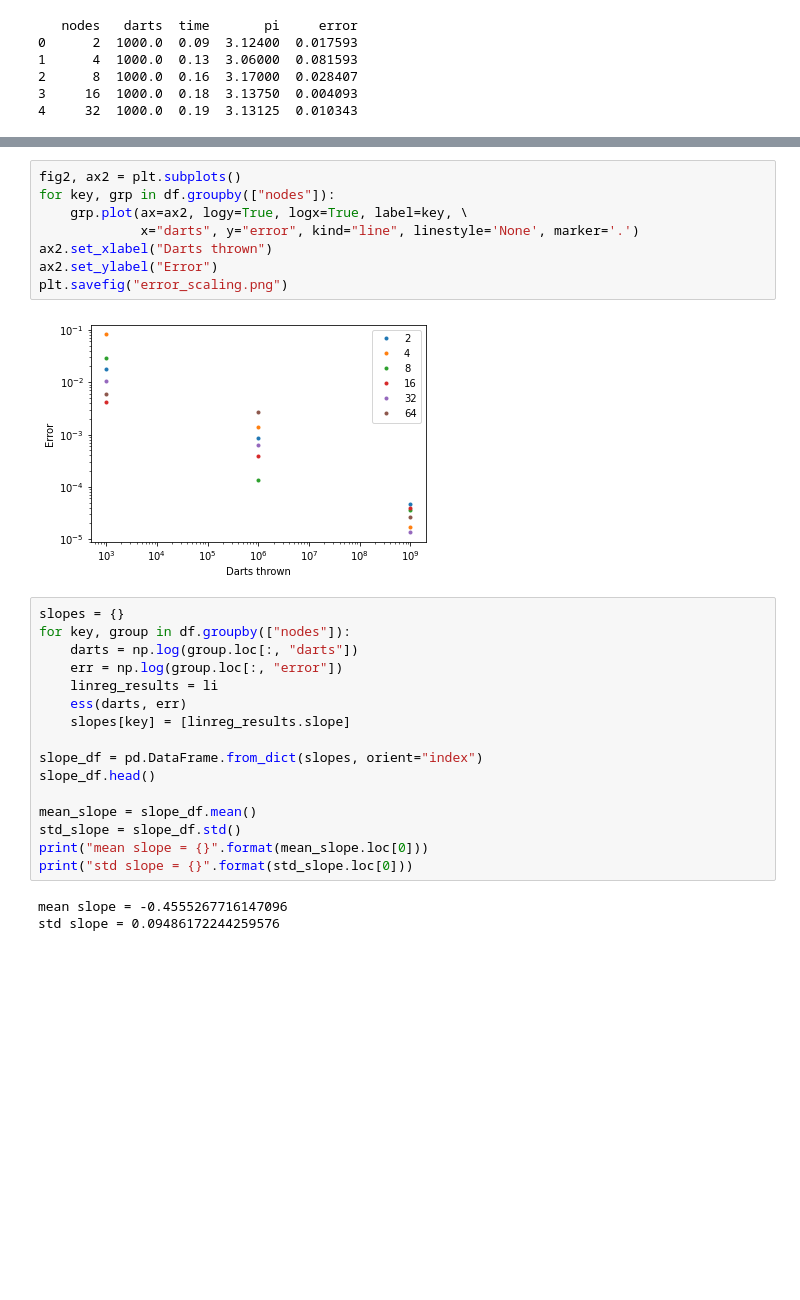
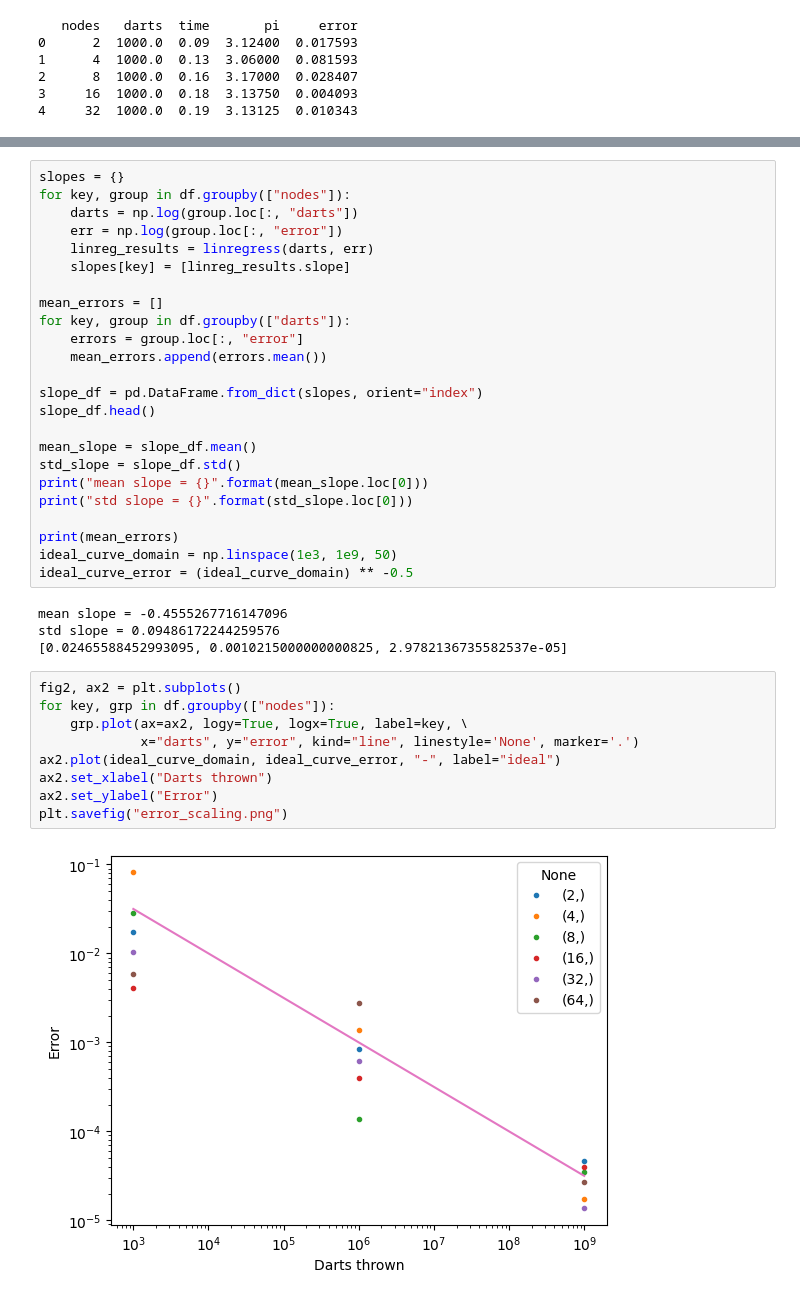
Before and after one commit to cmse822/project-2-pi-by-mpi-team1, a Jupyter notebook: results/runtime_plot.ipynb, the cells around one changed output, grey strips where cells are left out. Drawn from its saved outputs; the diff is of its cells as text; blank space fills up the shorter version.

Commit message:
Updated result with idea scaling.

```diff
--- a/results/runtime_plot.ipynb
+++ b/results/runtime_plot.ipynb
@@ -28,21 +28,15 @@ plt.savefig("time_scaling.png")
-# %%
-fig2, ax2 = plt.subplots()
-for key, grp in df.groupby(["nodes"]):
-    grp.plot(ax=ax2, logy=True, logx=True, label=key, \
-             x="darts", y="error", kind="line", linestyle='None', marker='.')
-ax2.set_xlabel("Darts thrown")
-ax2.set_ylabel("Error")
-plt.savefig("error_scaling.png")
-# %% [output]
-[figure, old version]
 # %%
 slopes = {}
 for key, group in df.groupby(["nodes"]):
     darts = np.log(group.loc[:, "darts"])
     err = np.log(group.loc[:, "error"])
-    linreg_results = li
-    ess(darts, err)
+    linreg_results = linregress(darts, err)
     slopes[key] = [linreg_results.slope]
+
+mean_errors = []
+for key, group in df.groupby(["darts"]):
+    errors = group.loc[:, "error"]
+    mean_errors.append(errors.mean())
 
 slope_df = pd.DataFrame.from_dict(slopes, orient="index")
 slope_df.head()
@@ -51,6 +45,22 @@ mean_slope = slope_df.mean()
 std_slope = slope_df.std()
 print("mean slope = {}".format(mean_slope.loc[0]))
 print("std slope = {}".format(std_slope.loc[0]))
+
+print(mean_errors)
+ideal_curve_domain = np.linspace(1e3, 1e9, 50)
+ideal_curve_error = (ideal_curve_domain) ** -0.5
 # %% [output]
 mean slope = -0.4555267716147096
 std slope = 0.09486172244259576
+[0.02465588452993095, 0.0010215000000000825, 2.9782136735582537e-05]
+# %%
+fig2, ax2 = plt.subplots()
+for key, grp in df.groupby(["nodes"]):
+    grp.plot(ax=ax2, logy=True, logx=True, label=key, \
+             x="darts", y="error", kind="line", linestyle='None', marker='.')
+ax2.plot(ideal_curve_domain, ideal_curve_error, "-", label="ideal")
+ax2.set_xlabel("Darts thrown")
+ax2.set_ylabel("Error")
+plt.savefig("error_scaling.png")
+# %% [output]
+[figure, new version]
```
Also changed, not shown: parts of 1 cell of this notebook, 2 other files.
